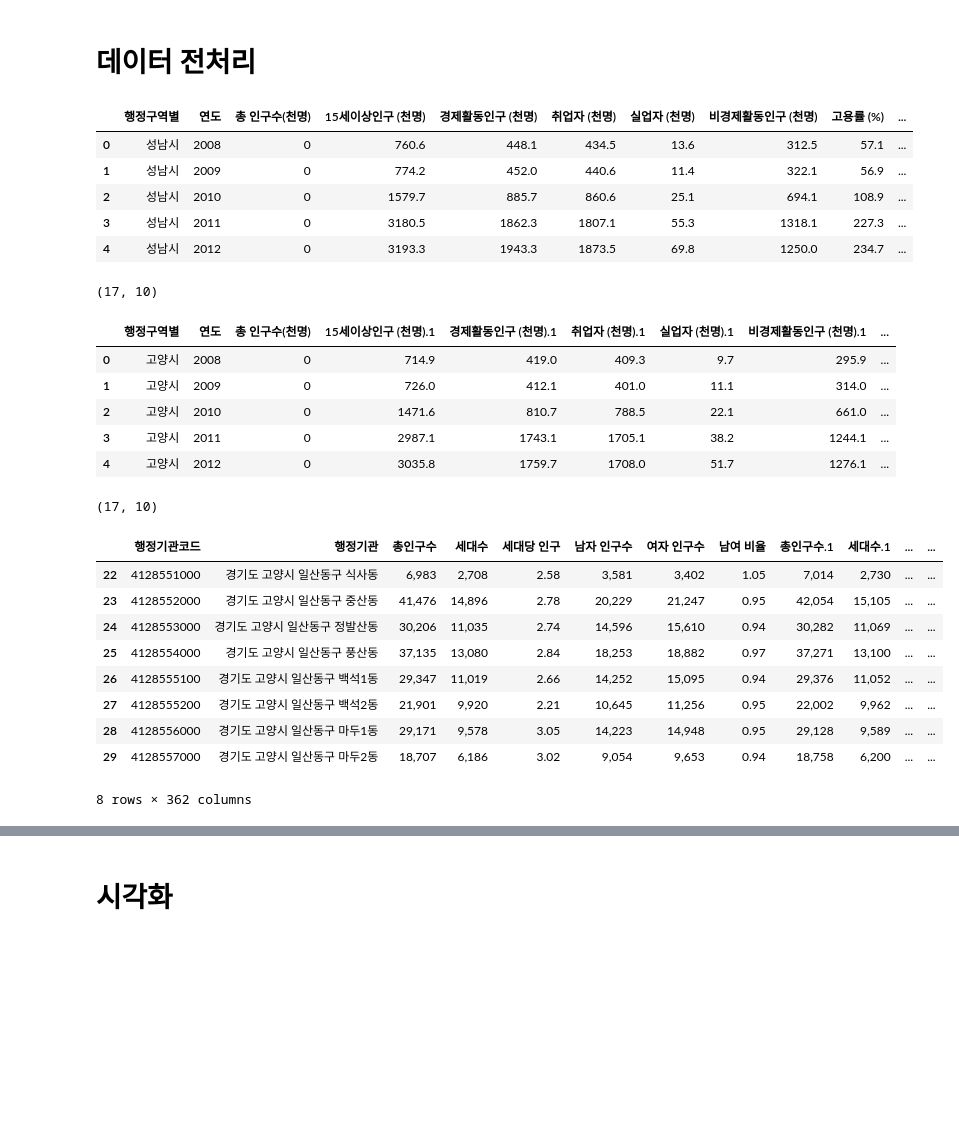
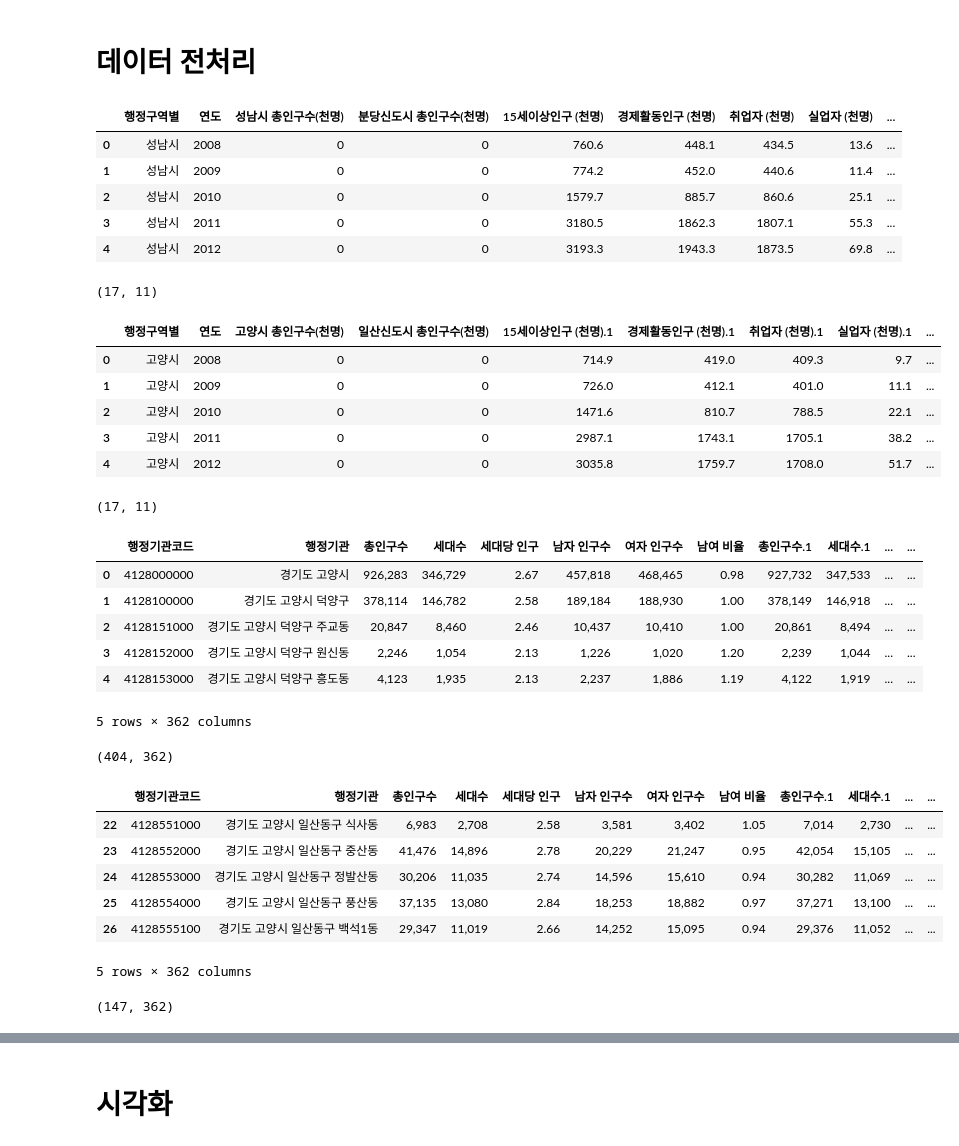
Before and after one commit to SnapishAgent/Ilsan-Investment-Insight, a Jupyter notebook: 일자리/고용실업률/employ_data.ipynb, the cells around one changed output, grey strips where cells are left out. Saved outputs shown, nothing was run; the diff lists cells and outputs as text; code cells hidden in the pictures; blank space fills up the shorter version.

```diff
--- a/일자리/고용실업률/employ_data.ipynb
+++ b/일자리/고용실업률/employ_data.ipynb
@@ -52,8 +52,10 @@ df_seongnam_grouped.insert(0, '행정구역별', '성남시')
 df_goyang_grouped.insert(0, '행정구역별', '고양시')
 
 # '총 인구수(천명)' 컬럼 추가
-df_seongnam_grouped.insert(2, '총 인구수(천명)', 0)
-df_goyang_grouped.insert(2, '총 인구수(천명)', 0)
+df_seongnam_grouped.insert(2, '성남시 총인구수(천명)', 0)
+df_goyang_grouped.insert(2, '고양시 총인구수(천명)', 0)
+df_seongnam_grouped.insert(3, '분당신도시 총인구수(천명)', 0)
+df_goyang_grouped.insert(3, '일산신도시 총인구수(천명)', 0)
 
 # 결과 확인
 # display(df_seongnam.head())
@@ -68,20 +70,20 @@ display(df_seongnam_grouped.shape)
 display(df_goyang_grouped.head())
 display(df_goyang_grouped.shape)
 # %% [output]
-|  | 행정구역별 | 연도 | 총 인구수(천명) | 15세이상인구 (천명) | 경제활동인구 (천명) | 취업자 (천명) | 실업자 (천명) | 비경제활동인구 (천명) | 고용률 (%) | ... |
-| 0 | 성남시 | 2008 | 0 | 760.6 | 448.1 | 434.5 | 13.6 | 312.5 | 57.1 | ... |
-| 1 | 성남시 | 2009 | 0 | 774.2 | 452.0 | 440.6 | 11.4 | 322.1 | 56.9 | ... |
-| 2 | 성남시 | 2010 | 0 | 1579.7 | 885.7 | 860.6 | 25.1 | 694.1 | 108.9 | ... |
-| 3 | 성남시 | 2011 | 0 | 3180.5 | 1862.3 | 1807.1 | 55.3 | 1318.1 | 227.3 | ... |
-| 4 | 성남시 | 2012 | 0 | 3193.3 | 1943.3 | 1873.5 | 69.8 | 1250.0 | 234.7 | ... |
+|  | 행정구역별 | 연도 | 성남시 총인구수(천명) | 분당신도시 총인구수(천명) | 15세이상인구 (천명) | 경제활동인구 (천명) | 취업자 (천명) | 실업자 (천명) | ... |
+| 0 | 성남시 | 2008 | 0 | 0 | 760.6 | 448.1 | 434.5 | 13.6 | ... |
+| 1 | 성남시 | 2009 | 0 | 0 | 774.2 | 452.0 | 440.6 | 11.4 | ... |
+| 2 | 성남시 | 2010 | 0 | 0 | 1579.7 | 885.7 | 860.6 | 25.1 | ... |
+| 3 | 성남시 | 2011 | 0 | 0 | 3180.5 | 1862.3 | 1807.1 | 55.3 | ... |
+| 4 | 성남시 | 2012 | 0 | 0 | 3193.3 | 1943.3 | 1873.5 | 69.8 | ... |
-(17, 10)
+(17, 11)
-|  | 행정구역별 | 연도 | 총 인구수(천명) | 15세이상인구 (천명).1 | 경제활동인구 (천명).1 | 취업자 (천명).1 | 실업자 (천명).1 | 비경제활동인구 (천명).1 | ... |
-| 0 | 고양시 | 2008 | 0 | 714.9 | 419.0 | 409.3 | 9.7 | 295.9 | ... |
-| 1 | 고양시 | 2009 | 0 | 726.0 | 412.1 | 401.0 | 11.1 | 314.0 | ... |
-| 2 | 고양시 | 2010 | 0 | 1471.6 | 810.7 | 788.5 | 22.1 | 661.0 | ... |
-| 3 | 고양시 | 2011 | 0 | 2987.1 | 1743.1 | 1705.1 | 38.2 | 1244.1 | ... |
-| 4 | 고양시 | 2012 | 0 | 3035.8 | 1759.7 | 1708.0 | 51.7 | 1276.1 | ... |
+|  | 행정구역별 | 연도 | 고양시 총인구수(천명) | 일산신도시 총인구수(천명) | 15세이상인구 (천명).1 | 경제활동인구 (천명).1 | 취업자 (천명).1 | 실업자 (천명).1 | ... |
+| 0 | 고양시 | 2008 | 0 | 0 | 714.9 | 419.0 | 409.3 | 9.7 | ... |
+| 1 | 고양시 | 2009 | 0 | 0 | 726.0 | 412.1 | 401.0 | 11.1 | ... |
+| 2 | 고양시 | 2010 | 0 | 0 | 1471.6 | 810.7 | 788.5 | 22.1 | ... |
+| 3 | 고양시 | 2011 | 0 | 0 | 2987.1 | 1743.1 | 1705.1 | 38.2 | ... |
+| 4 | 고양시 | 2012 | 0 | 0 | 3035.8 | 1759.7 | 1708.0 | 51.7 | ... |
-(17, 10)
+(17, 11)
 # %%
 # 파일 경로 목록
 population_files = [
@@ -109,6 +111,9 @@ population_dfs = [pd.read_excel(file, header=2) for file in population_files]
 
 # 모든 데이터프레임을 병합
 merged_population_df = pd.concat(population_dfs, ignore_index=True)
+
+display(merged_population_df.head())
+display(merged_population_df.shape)
 
 target_areas = [
     '경기도 성남시 분당구 야탑동',
@@ -153,40 +158,47 @@ target_areas = [
     '경기도 고양시 일산동구 식사2동',
     '경기도 고양시 일산동구 중산1동',
     '경기도 고양시 일산동구 중산2동',
     '경기도 고양시 일산동구 정발산1동',
     '경기도 고양시 일산동구 정발산2동',
     '경기도 고양시 일산동구 풍산1동',
     '경기도 고양시 일산동구 풍산2동',
     '경기도 고양시 일산동구 백석1동',
     '경기도 고양시 일산동구 백석2동',
     '경기도 고양시 일산동구 마두1동',
     '경기도 고양시 일산동구 마두2동',
     '경기도 고양시 일산동구 장항1동',
     '경기도 고양시 일산동구 장항2동',
     '경기도 고양시 일산서구 일산1동',
     '경기도 고양시 일산서구 일산2동',
     '경기도 고양시 일산서구 일산3동',
     '경기도 고양시 일산서구 주엽1동',
     '경기도 고양시 일산서구 주엽2동',
     '경기도 고양시 일산서구 대화1동',
     '경기도 고양시 일산서구 대화2동',
     '경기도 고양시 일산서구 탄현1동',
     '경기도 고양시 일산서구 탄현2동'
 ]
 
 # 행정기관 컬럼에서 경기도 고양시, 경기도 성남시만 필터링
 merged_population_df['행정기관'] = merged_population_df['행정기관'].str.strip()
 filtered_population_df = merged_population_df[merged_population_df['행정기관'].isin(target_areas)]
 
-display(filtered_population_df.head(8))
+display(filtered_population_df.head())
+display(filtered_population_df.shape)
 # %% [output]
 |  | 행정기관코드 | 행정기관 | 총인구수 | 세대수 | 세대당 인구 | 남자 인구수 | 여자 인구수 | 남여 비율 | 총인구수.1 | 세대수.1 | ... | ... |
-| 22 | 4128551000 | 경기도 고양시 일산동구 식사동 | 6,983 | 2,708 | 2.58 | 3,581 | 3,402 | 1.05 | 7,014 | 2,730 | ... | ... |
-| 23 | 4128552000 | 경기도 고양시 일산동구 중산동 | 41,476 | 14,896 | 2.78 | 20,229 | 21,247 | 0.95 | 42,054 | 15,105 | ... | ... |
-| 24 | 4128553000 | 경기도 고양시 일산동구 정발산동 | 30,206 | 11,035 | 2.74 | 14,596 | 15,610 | 0.94 | 30,282 | 11,069 | ... | ... |
-| 25 | 4128554000 | 경기도 고양시 일산동구 풍산동 | 37,135 | 13,080 | 2.84 | 18,253 | 18,882 | 0.97 | 37,271 | 13,100 | ... | ... |
-| 26 | 4128555100 | 경기도 고양시 일산동구 백석1동 | 29,347 | 11,019 | 2.66 | 14,252 | 15,095 | 0.94 | 29,376 | 11,052 | ... | ... |
-| 27 | 4128555200 | 경기도 고양시 일산동구 백석2동 | 21,901 | 9,920 | 2.21 | 10,645 | 11,256 | 0.95 | 22,002 | 9,962 | ... | ... |
-| 28 | 4128556000 | 경기도 고양시 일산동구 마두1동 | 29,171 | 9,578 | 3.05 | 14,223 | 14,948 | 0.95 | 29,128 | 9,589 | ... | ... |
-| 29 | 4128557000 | 경기도 고양시 일산동구 마두2동 | 18,707 | 6,186 | 3.02 | 9,054 | 9,653 | 0.94 | 18,758 | 6,200 | ... | ... |
+| 0 | 4128000000 | 경기도 고양시 | 926,283 | 346,729 | 2.67 | 457,818 | 468,465 | 0.98 | 927,732 | 347,533 | ... | ... |
+| 1 | 4128100000 | 경기도 고양시 덕양구 | 378,114 | 146,782 | 2.58 | 189,184 | 188,930 | 1.00 | 378,149 | 146,918 | ... | ... |
+| 2 | 4128151000 | 경기도 고양시 덕양구 주교동 | 20,847 | 8,460 | 2.46 | 10,437 | 10,410 | 1.00 | 20,861 | 8,494 | ... | ... |
+| 3 | 4128152000 | 경기도 고양시 덕양구 원신동 | 2,246 | 1,054 | 2.13 | 1,226 | 1,020 | 1.20 | 2,239 | 1,044 | ... | ... |
+| 4 | 4128153000 | 경기도 고양시 덕양구 흥도동 | 4,123 | 1,935 | 2.13 | 2,237 | 1,886 | 1.19 | 4,122 | 1,919 | ... | ... |
-8 rows × 362 columns
+5 rows × 362 columns
+(404, 362)
+|  | 행정기관코드 | 행정기관 | 총인구수 | 세대수 | 세대당 인구 | 남자 인구수 | 여자 인구수 | 남여 비율 | 총인구수.1 | 세대수.1 | ... | ... |
+| 22 | 4128551000 | 경기도 고양시 일산동구 식사동 | 6,983 | 2,708 | 2.58 | 3,581 | 3,402 | 1.05 | 7,014 | 2,730 | ... | ... |
+| 23 | 4128552000 | 경기도 고양시 일산동구 중산동 | 41,476 | 14,896 | 2.78 | 20,229 | 21,247 | 0.95 | 42,054 | 15,105 | ... | ... |
+| 24 | 4128553000 | 경기도 고양시 일산동구 정발산동 | 30,206 | 11,035 | 2.74 | 14,596 | 15,610 | 0.94 | 30,282 | 11,069 | ... | ... |
+| 25 | 4128554000 | 경기도 고양시 일산동구 풍산동 | 37,135 | 13,080 | 2.84 | 18,253 | 18,882 | 0.97 | 37,271 | 13,100 | ... | ... |
+| 26 | 4128555100 | 경기도 고양시 일산동구 백석1동 | 29,347 | 11,019 | 2.66 | 14,252 | 15,095 | 0.94 | 29,376 | 11,052 | ... | ... |
+5 rows × 362 columns
+(147, 362)
```
Also changed, not shown: parts of 12 cells of this notebook, 2 other files.
